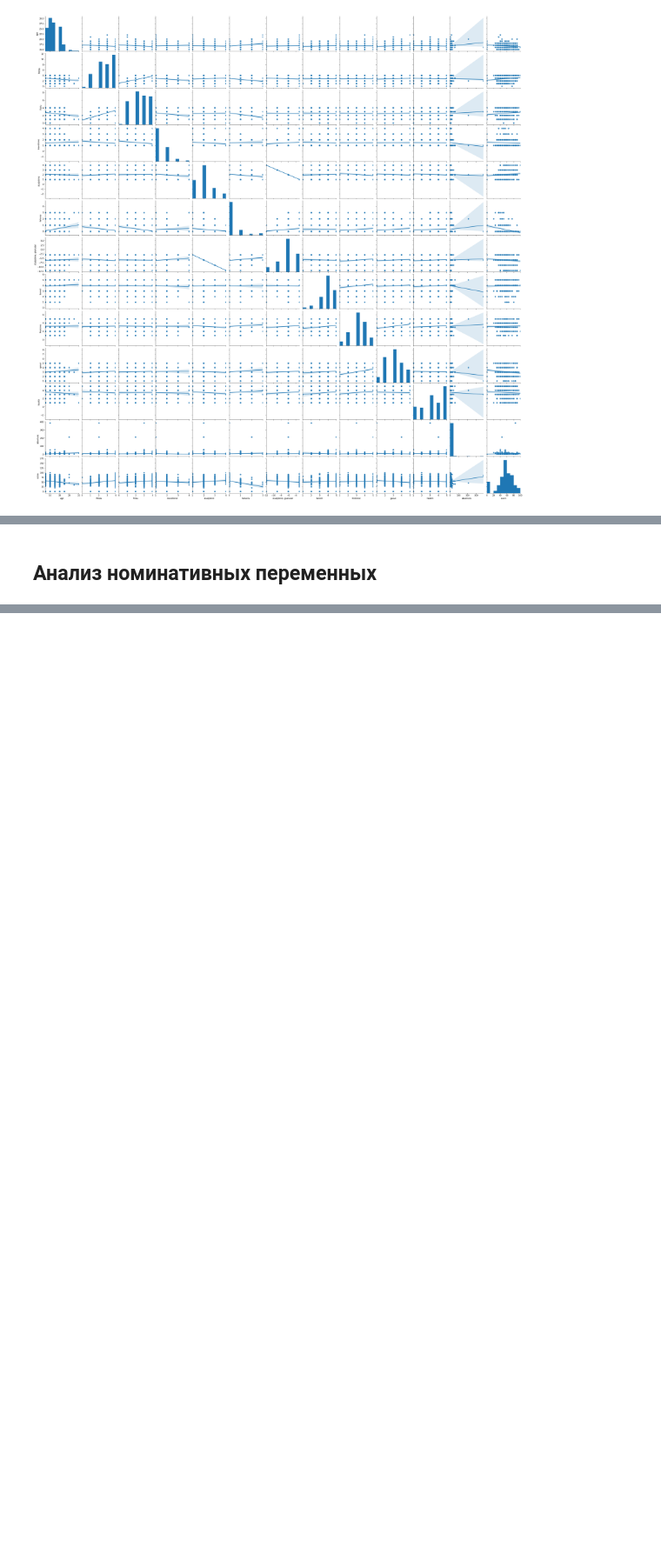
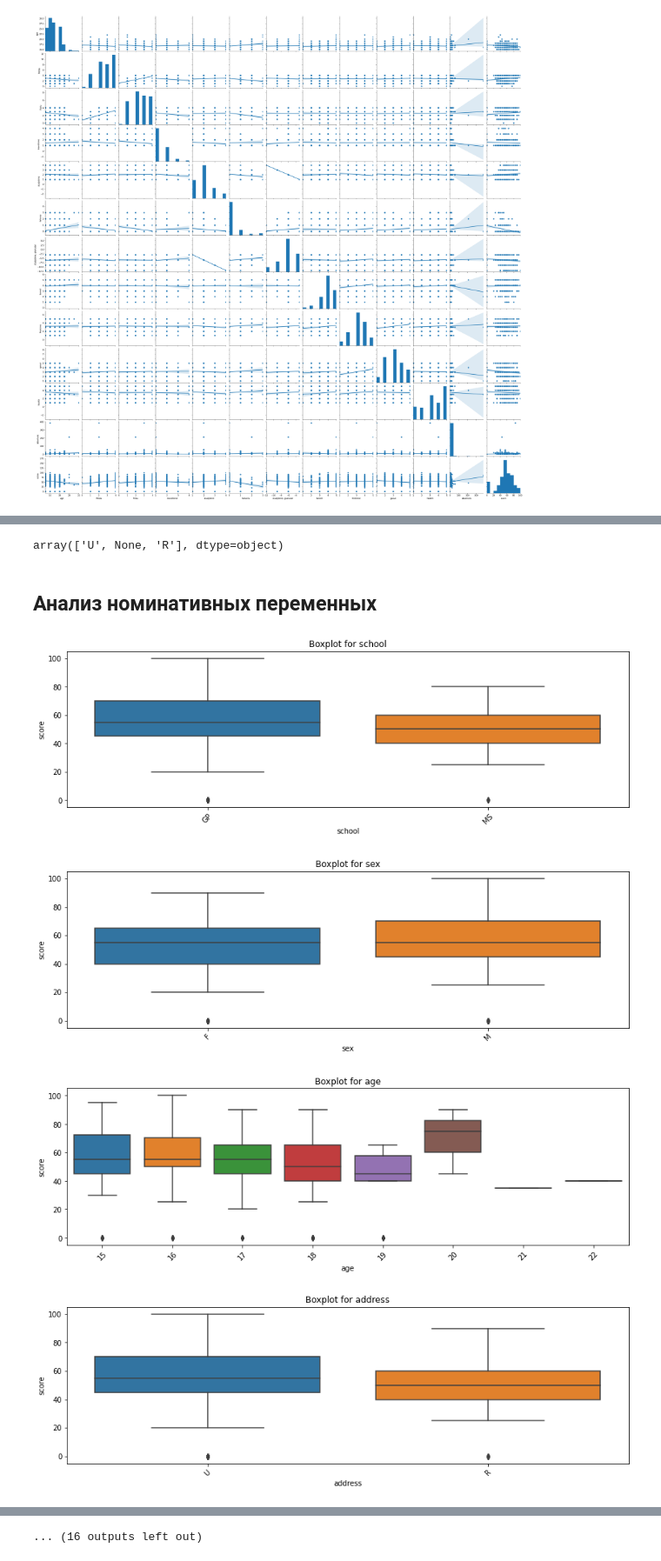
Before and after one commit to L1chik/SkillFactory, a Jupyter notebook: module_2/project/module_2.ipynb, the cells around one changed output, grey strips where cells are left out. Shown at 87% size. Drawn from its saved outputs; the diff is of its cells as text; code cells hidden in the pictures; blank space fills up the shorter version.

```diff
--- a/module_2/project/module_2.ipynb
+++ b/module_2/project/module_2.ipynb
@@ -22,6 +22,8 @@ def nan_num_impr(col):
     for row in col:
         stud[row] = stud[row].apply(lambda x: None if math.isnan(x)
                                     else x)
+
+
 def nan_str_impr(col):
     for row in col:
         stud[row] = stud[row].astype(str).apply(lambda x: None if pd.isnull(x)
@@ -29,6 +31,7 @@ def nan_str_impr(col):
                                     else None if x.strip()==''
                                     else x)
 
+# Вывод гистограмм и информации
 def information(col):
     stud[col].hist()
     print(stud[col].describe())
@@ -38,6 +41,8 @@ def information(col):
     else:
         print(stud[col].value_counts())
 
+
+# Определение выбросов
 def outliers(col, bins=10, rrange=(0, 10), gsense=False):
     median = stud[col].median()
     perc75 = stud[col].quantile(0.75)
@@ -56,6 +61,15 @@ def outliers(col, bins=10, rrange=(0, 10), gsense=False):
                                                         range=rrange,
                                                         label='Здравый смысл')
     plt.legend()
+
+
+def get_boxplot(col):
+    fig, ax = plt.subplots(figsize=(14, 4))
+    sns.boxplot(x=col, y='score', data=stud.loc[stud.loc[:, col].isin
+                                                (stud.loc[:, col].value_counts().index[:])], ax=ax)
+    plt.xticks(rotation=45)
+    ax.set_title('Boxplot for '+col)
+    plt.show()
 # %% [markdown]
 ## Первичная обработка данных
 # %%
@@ -434,7 +476,20 @@ stud.corr()
 stud.drop(['studytime, granular'], inplace=True, axis=1)
 # %%
 # stud.head()
+stud.address.unique()
+# %% [output]
+array(['U', None, 'R'], dtype=object)
 # %% [markdown]
 ## Анализ номинативных переменных
-# %%
-def get_boxplot
+# %%
+for col in ['school', 'sex', 'age','address', 'famsize', 'Pstatus', 'Mjob', 'Fjob',
+          'reason', 'guardian',  'schoolsup', 'famsup',
+          'paid', 'activities', 'nursery', 'higher',
+          'internet', 'romantic', 'Medu', 'Fedu', 'traveltime', 'studytime', 'failures','famrel', 'freetime', 'goout',
+              'health', 'absences']:
+    get_boxplot(col)
+# %% [output]
+[figure, added]
+[figure, added]
+[figure, added]
+[figure, added]
@@ -440,0 +504 @@ def get_boxplot
+... (16 outputs left out)
```
Also changed, not shown: parts of 13 cells of this notebook.
